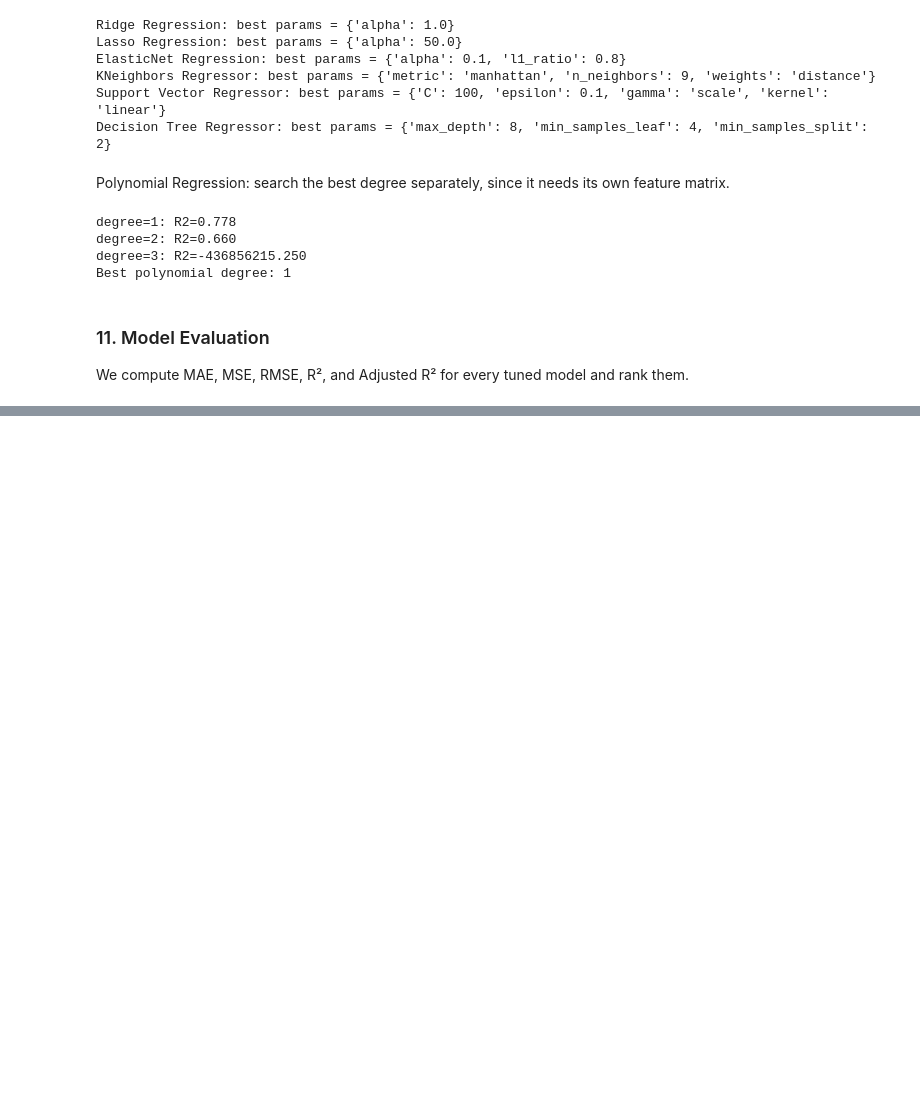
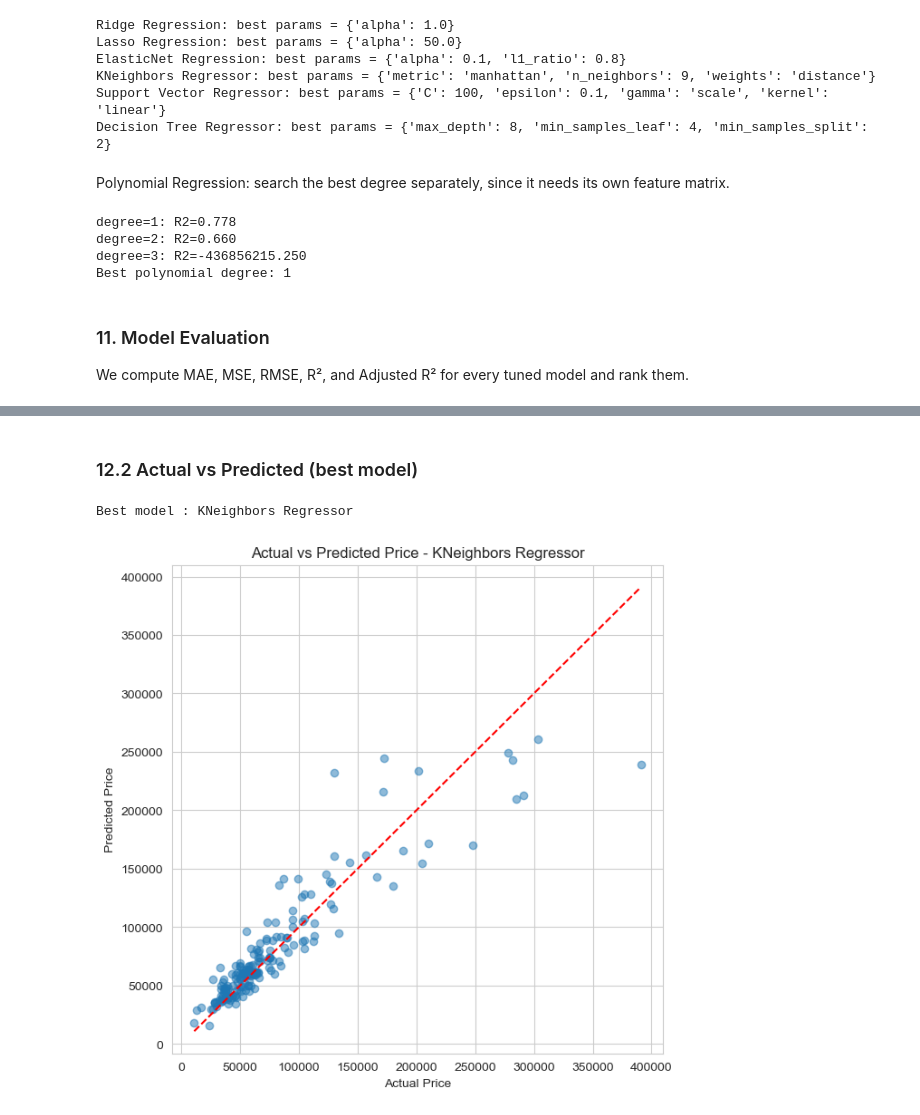
Before and after one commit to Niraj7272/DataScience, a Jupyter notebook: Practice/Machine_Learning/Laptop_price_prediction_Regression_project/ml.ipynb, the cells around one changed output, grey strips where cells are left out. Drawn from its saved outputs; the diff is of its cells as text; code cells hidden in the pictures; blank space fills up the shorter version.

```diff
--- a/Practice/Machine_Learning/Laptop_price_prediction_Regression_project/ml.ipynb
+++ b/Practice/Machine_Learning/Laptop_price_prediction_Regression_project/ml.ipynb
@@ -583,0 +650,19 @@ We compute MAE, MSE, RMSE, R², and Adjusted R² for every tuned model and rank
+# %% [markdown]
+### 12.2 Actual vs Predicted (best model)
+# %%
+best_model_name = results_df.iloc[0]["Model"]
+best_model = trained_models[best_model_name]
+best_preds = predictions[best_model_name]
+
+print("Best model :", best_model_name)
+
+plt.figure(figsize=(7,7))
+plt.scatter(y_test, best_preds, alpha=0.5)
+plt.plot([y_test.min(), y_test.max()], [y_test.min(), y_test.max()], "r--")
+plt.xlabel("Actual Price")
+plt.ylabel("Predicted Price")
+plt.title(f"Actual vs Predicted Price - {best_model_name}")
+plt.show()
+# %% [output]
+Best model : KNeighbors Regressor
+[figure, added]
```
Also changed, not shown: parts of 12 cells of this notebook, 4 other files.
